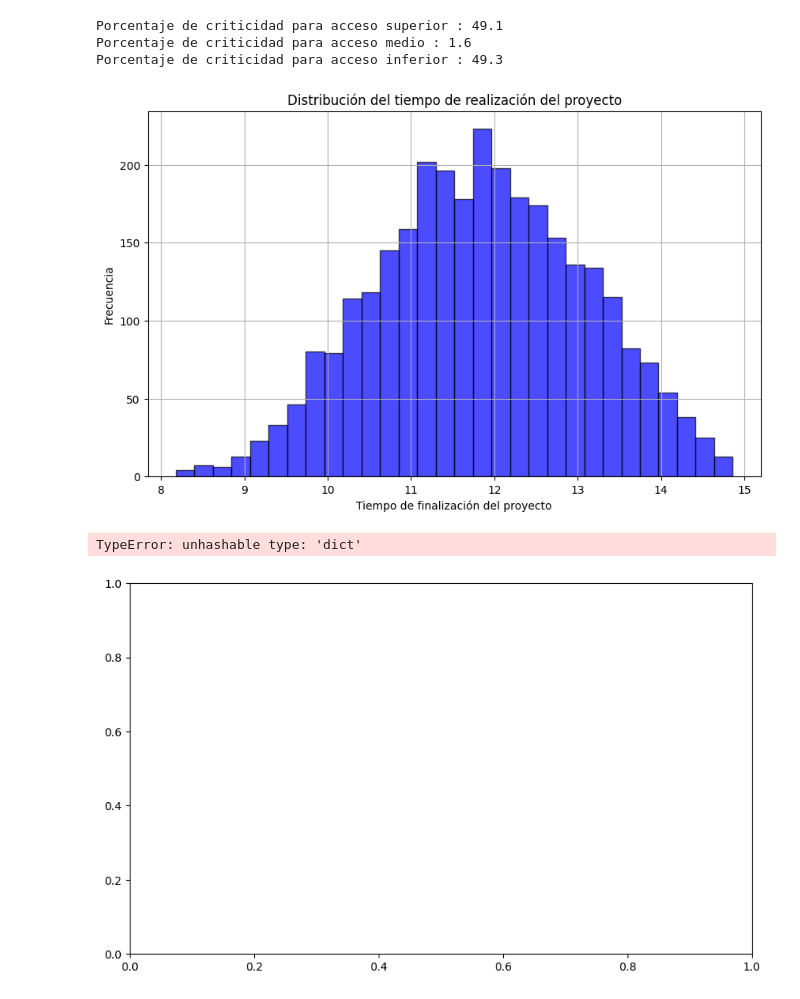
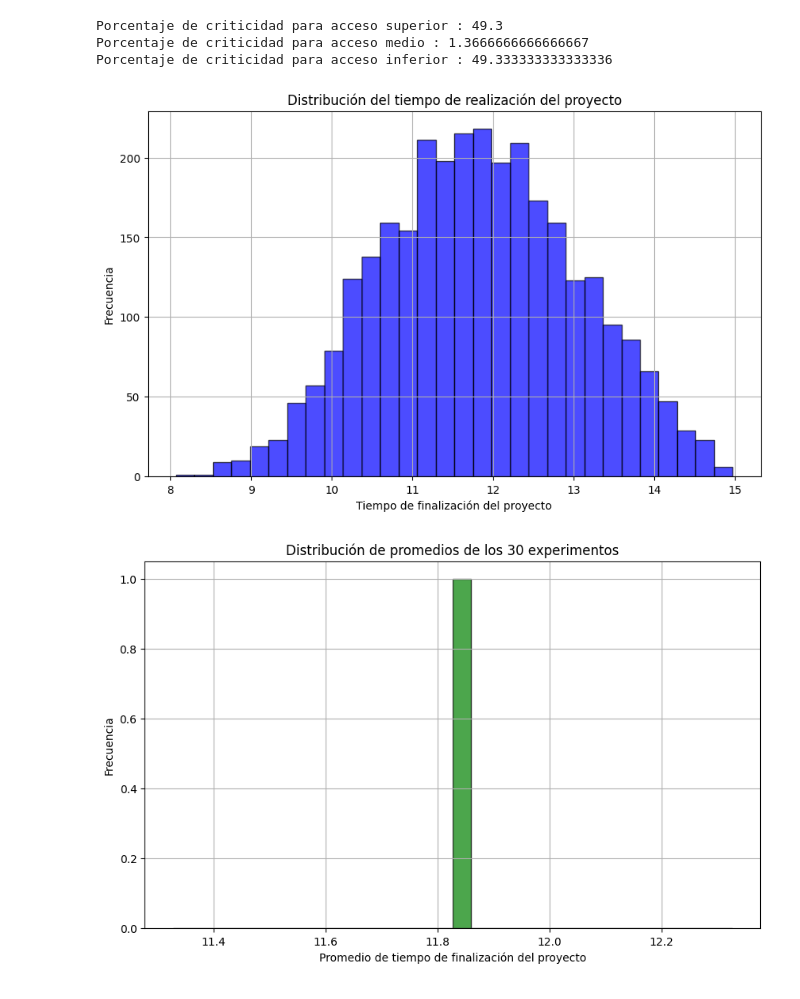
Before and after one commit to Matiaseze/mys-2024-tps, a Jupyter notebook: TP5/hotel.ipynb, the cells around one changed output. Saved outputs shown, nothing was run; the diff lists cells and outputs as text; code cells hidden in the pictures.

```diff
--- a/TP5/hotel.ipynb
+++ b/TP5/hotel.ipynb
@@ -6,8 +6,8 @@ num_experimentos = 30
 num_corridas = 100
 
 tiempos_experimentos = []
+tiempos_corridas = []
 criticidad_accesos_experimentos = []
-
 
 tareas = {
     'A' : {'nombre' : "Romper huevos", 'demora_min': 2, 'demora_max': 4},
@@ -34,17 +34,17 @@ def simular_tareas():
     tarea_b = realizar_tarea('B')
     tarea_c = realizar_tarea('C')
     acceso_superior = max(tarea_a + tarea_b + tarea_c)
-    print("acceso superior", acceso_superior)
+
     #Tiempos de tareas acceso medio
     tarea_d = realizar_tarea('D')
     tarea_e = realizar_tarea('E')
     acceso_medio = max(tarea_d + tarea_e)
-    print("acceso medio",acceso_medio)
+
     #Tiempos de tareas acceso inferior
     tarea_f = realizar_tarea('F')
     tarea_g = realizar_tarea('G')
     acceso_inferior = max(tarea_f + tarea_g)
-    print("acceso inferior",acceso_inferior)
+
 
     tiempo_total = max(acceso_superior, acceso_medio, acceso_inferior) #El tiempo maximo de los 3 accesos
     return tiempo_total, acceso_superior, acceso_medio, acceso_inferior
@@ -55,13 +55,11 @@ para determinar la criticidad de las mismas.
 """
 def simular_experimento(num_corridas):
     tiempos_experimento = []
+    tiempo_corridas = []
     criticidad_accesos = {'superior': 0, 'medio': 0, 'inferior': 0}
 
     for _ in range(num_corridas):
         tiempo_total, acceso_superior, acceso_medio, acceso_inferior = simular_tareas()
-        print(acceso_superior)
-        print(acceso_medio)
-        print(acceso_inferior)
         tiempos_experimento.append(tiempo_total)
 
         if tiempo_total == acceso_superior:
@@ -70,26 +68,24 @@ def simular_experimento(num_corridas):
             criticidad_accesos['medio'] += 1
         if tiempo_total == acceso_inferior:
             criticidad_accesos['inferior'] += 1
-    print(tiempos_experimento)
-    return tiempos_experimento, criticidad_accesos
+
+    return tiempos_experimento, criticidad_accesos, tiempo_corridas
 
 def calcular_intervalo_confianza(media_muestral, mult_desvio, desvio_estandar, z, n):
-    print("desvio estandar", desvio_estandar)
+    # print("desvio estandar", desvio_estandar)
     error_estandar = z * ( (mult_desvio * desvio_estandar) / np.sqrt(n))
-    print("error estandar", error_estandar)
+    # print("error estandar", error_estandar)
     extremo_inferior = media_muestral - error_estandar
     extremo_superior = media_muestral + error_estandar
 
-    print("ext sup", extremo_superior)
-    print("exp inf", extremo_inferior)
+    # print("ext sup", extremo_superior)
+    # print("exp inf", extremo_inferior)
     return extremo_inferior, extremo_superior
 # %%
-
-
-
-
-for _ in range(num_experimentos):
+for i in range(num_experimentos):
     tiempos_experimento, criticidad_accesos = simular_experimento(num_corridas)
     tiempos_experimentos.append(tiempos_experimento)
     criticidad_accesos_experimentos.append(criticidad_accesos)
+    #print("experimento n°:",i)
+print(len(tiempos_experimentos))
 # %% [output]
@@ -113,12 +93,9 @@ acceso inferior 8.007452592458117
 # %%
 # 1. Calcular tiempo promedio de finalización del proyecto e IC
-
+tiempos_experimentos = np.array(tiempos_experimentos)
 tiempo_promedio_experimentos = np.mean(tiempos_experimentos)
-print("tiempo exp:",tiempos_experimentos)
-print("tiempo promedio exp:", tiempo_promedio_experimentos)
 n = num_experimentos * num_corridas
 desvio_estandar = np.std(tiempos_experimentos)
-print("des_std", desvio_estandar)
 ic_99_inf, ic_99_sup = calcular_intervalo_confianza(tiempo_promedio_experimentos, 1, desvio_estandar, 2.57, n)
 print("Tiempo promedio de finalización del proyecto:", tiempo_promedio_experimentos)
 print("Intervalo de confianza al 99%:", (ic_99_inf, ic_99_sup))
@@ -145,28 +114,27 @@ for criticidad_accesos in criticidad_accesos_experimentos:
 for key, value in criticidad_accesos_totales.items():
     print("Porcentaje de criticidad para acceso", key, ":", value / total_corridas * 100)
 # %% [output]
-Porcentaje de criticidad para acceso superior : 49.1
-Porcentaje de criticidad para acceso medio : 1.6
-Porcentaje de criticidad para acceso inferior : 49.3
+Porcentaje de criticidad para acceso superior : 49.3
+Porcentaje de criticidad para acceso medio : 1.3666666666666667
+Porcentaje de criticidad para acceso inferior : 49.333333333333336
 # %%
 # 3. Graficar histograma de distribución del tiempo de realización del proyecto
 plt.figure(figsize=(10, 6))
-plt.hist(np.array(tiempos_experimentos).flatten(), bins=30, alpha=0.7, color='blue', edgecolor='black')
+plt.hist(tiempos_experimentos.flatten(), bins=30, alpha=0.7, color='blue', edgecolor='black')
 plt.title('Distribución del tiempo de realización del proyecto')
 plt.xlabel('Tiempo de finalización del proyecto')
 plt.ylabel('Frecuencia')
 plt.grid(True)
 plt.show()
 
 # Graficar histograma de promedios de los 30 experimentos
 plt.figure(figsize=(10, 6))
-plt.hist(np.array(criticidad_accesos_experimentos).flatten(), bins=30, alpha=0.7, color='green', edgecolor='black')
+plt.hist(tiempo_promedio_experimentos, bins=30, alpha=0.7, color='green', edgecolor='black')
 plt.title('Distribución de promedios de los 30 experimentos')
 plt.xlabel('Promedio de tiempo de finalización del proyecto')
 plt.ylabel('Frecuencia')
 plt.grid(True)
 plt.show()
 # %% [output]
-[figure, old version]
+[figure, new version]
-TypeError: unhashable type: 'dict'
-[figure, old version]
+[figure, new version]
```
Also changed, not shown: parts of 2 cells of this notebook, 1 other file.
